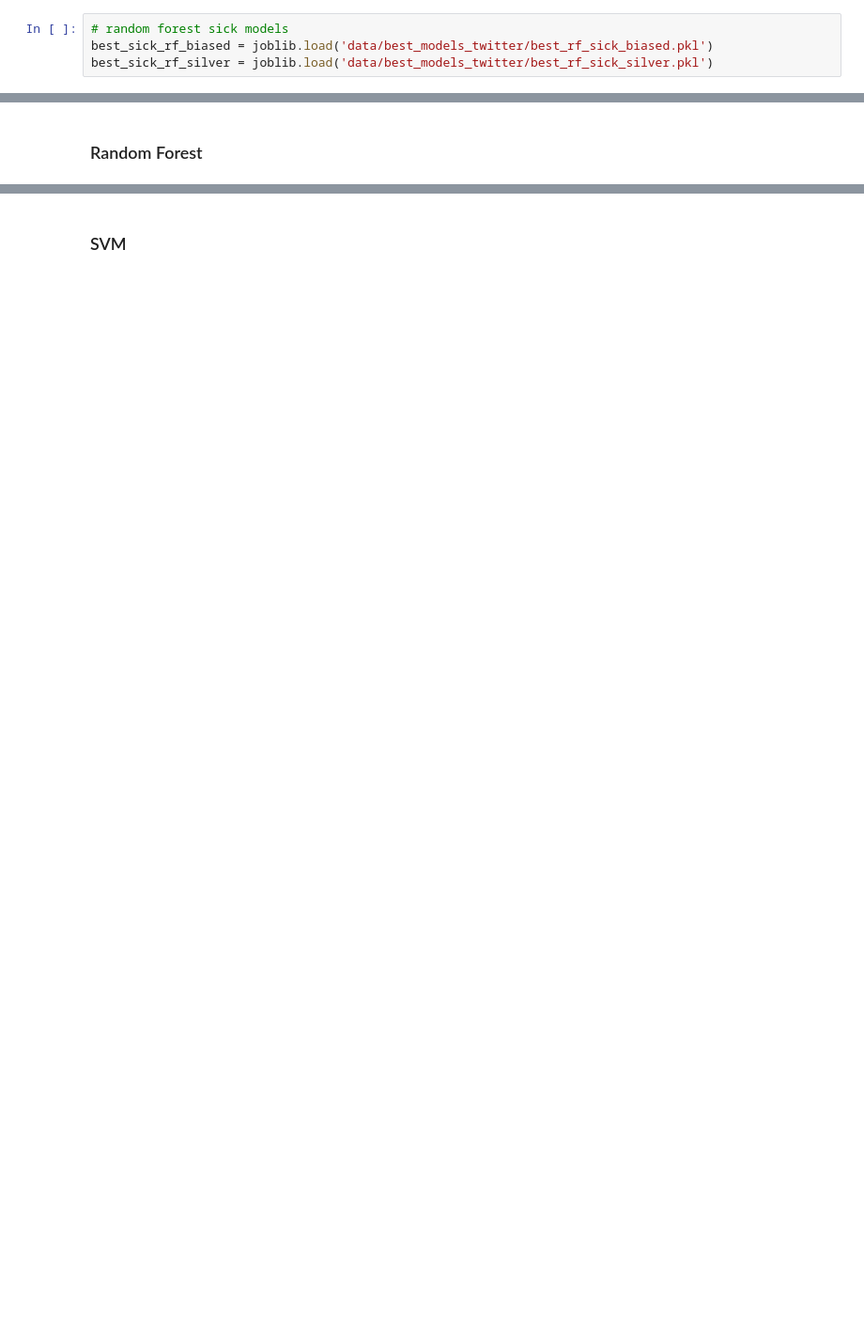
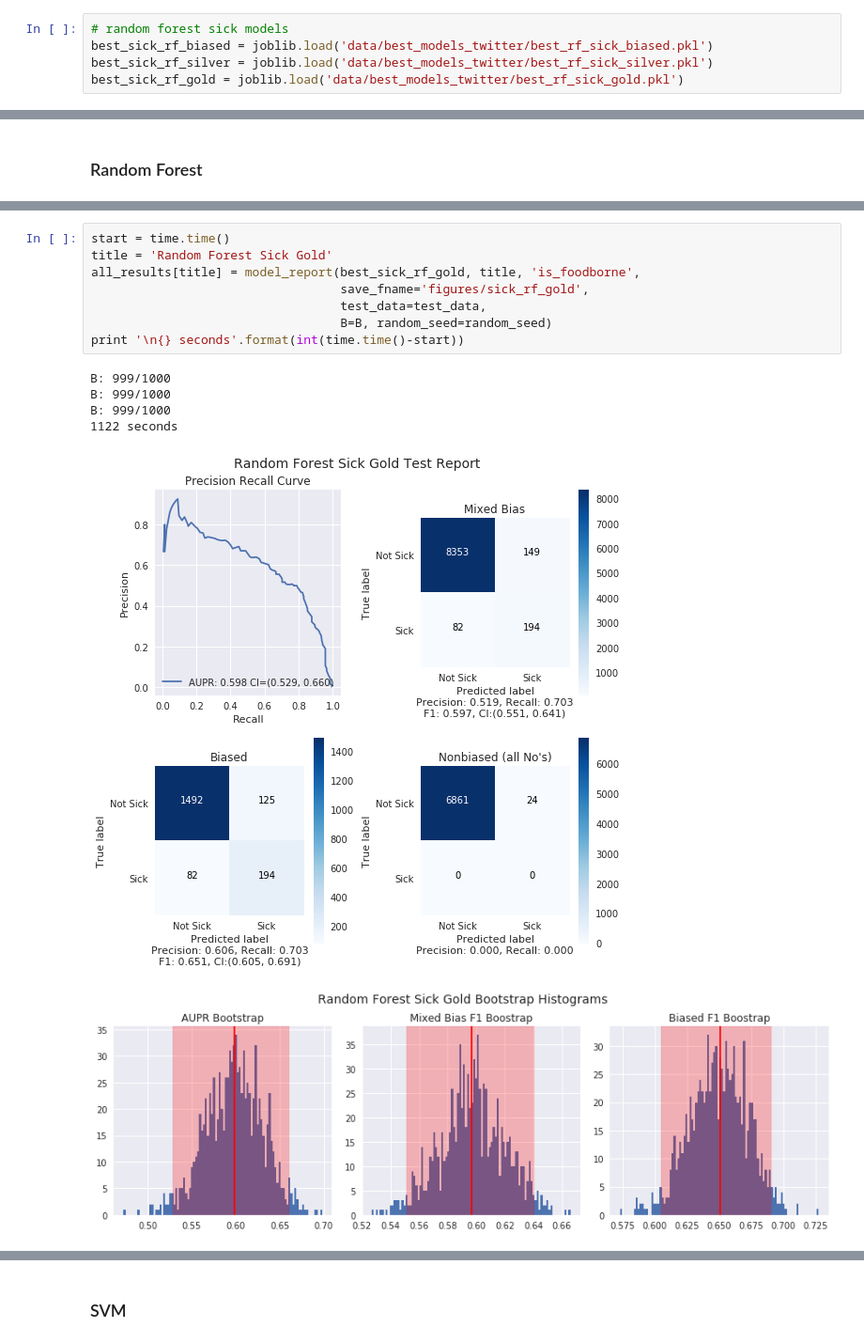
Before and after one commit to teffland/FoodborneNYC, a Jupyter notebook: jamia_2017/official/Official Results.ipynb, the cells around one changed output, grey strips where cells are left out. Shown: that part at 94% size. Cells and saved outputs as stored; diff of their text form; blank space fills up the shorter version.

```diff
--- a/jamia_2017/official/Official Results.ipynb
+++ b/jamia_2017/official/Official Results.ipynb
@@ -213,6 +90,7 @@ best_sick_lr_silver = joblib.load('data/best_models_twitter/best_lr_sick_silver.
 # random forest sick models
 best_sick_rf_biased = joblib.load('data/best_models_twitter/best_rf_sick_biased.pkl')
 best_sick_rf_silver = joblib.load('data/best_models_twitter/best_rf_sick_silver.pkl')
+best_sick_rf_gold = joblib.load('data/best_models_twitter/best_rf_sick_gold.pkl')
 # %%
 # svm sick models
 best_sick_svm_biased = joblib.load('data/best_models_twitter/best_svm_sick_biased.pkl')
@@ -344,3 +193,18 @@ B: 999/1000
+# %%
+start = time.time()
+title = 'Random Forest Sick Gold'
+all_results[title] = model_report(best_sick_rf_gold, title, 'is_foodborne',
+                                  save_fname='figures/sick_rf_gold',
+                                  test_data=test_data,
+                                  B=B, random_seed=random_seed)
+print '\n{} seconds'.format(int(time.time()-start))
+# %% [output]
+B: 999/1000
+B: 999/1000
+B: 999/1000
+1122 seconds
+[figure, added]
+[figure, added]
 # %%
 print_model_hyperparams(best_sick_rf_biased, 'Random Forest Sick Biased')
 print
```
Also changed, not shown: parts of 33 cells of this notebook, 14 other files.
